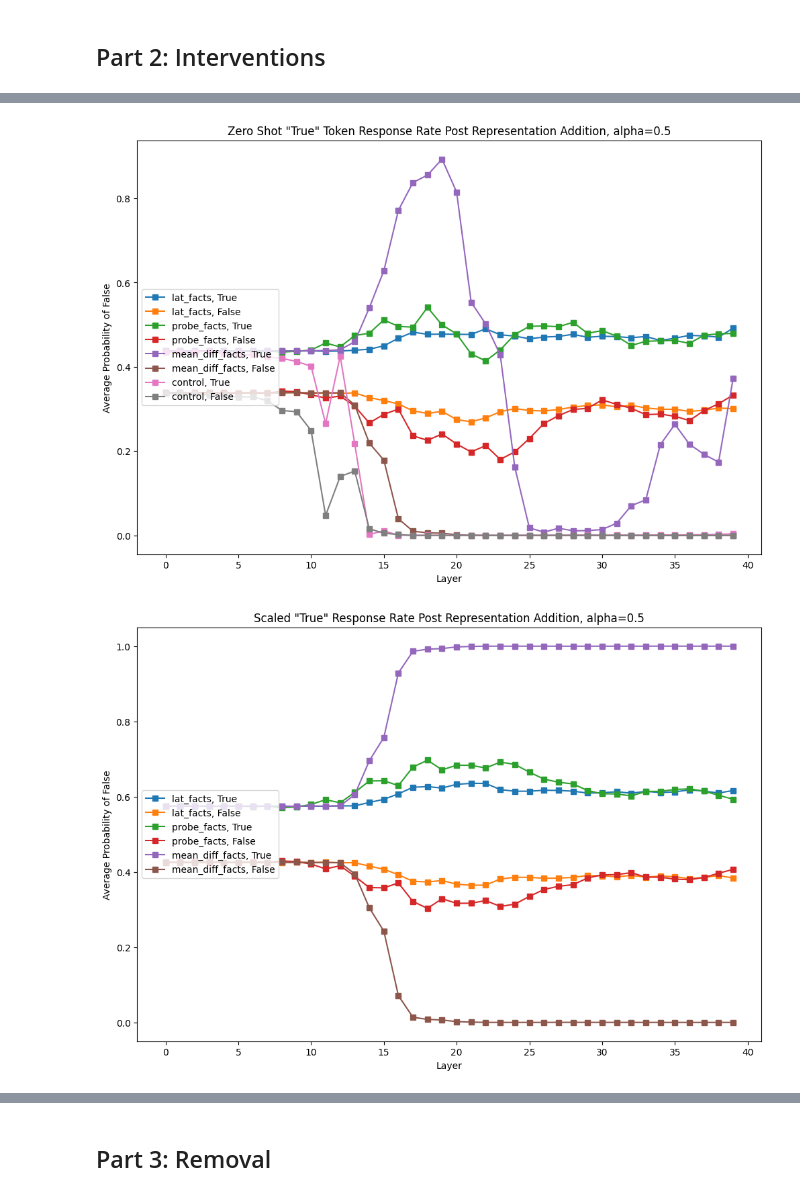
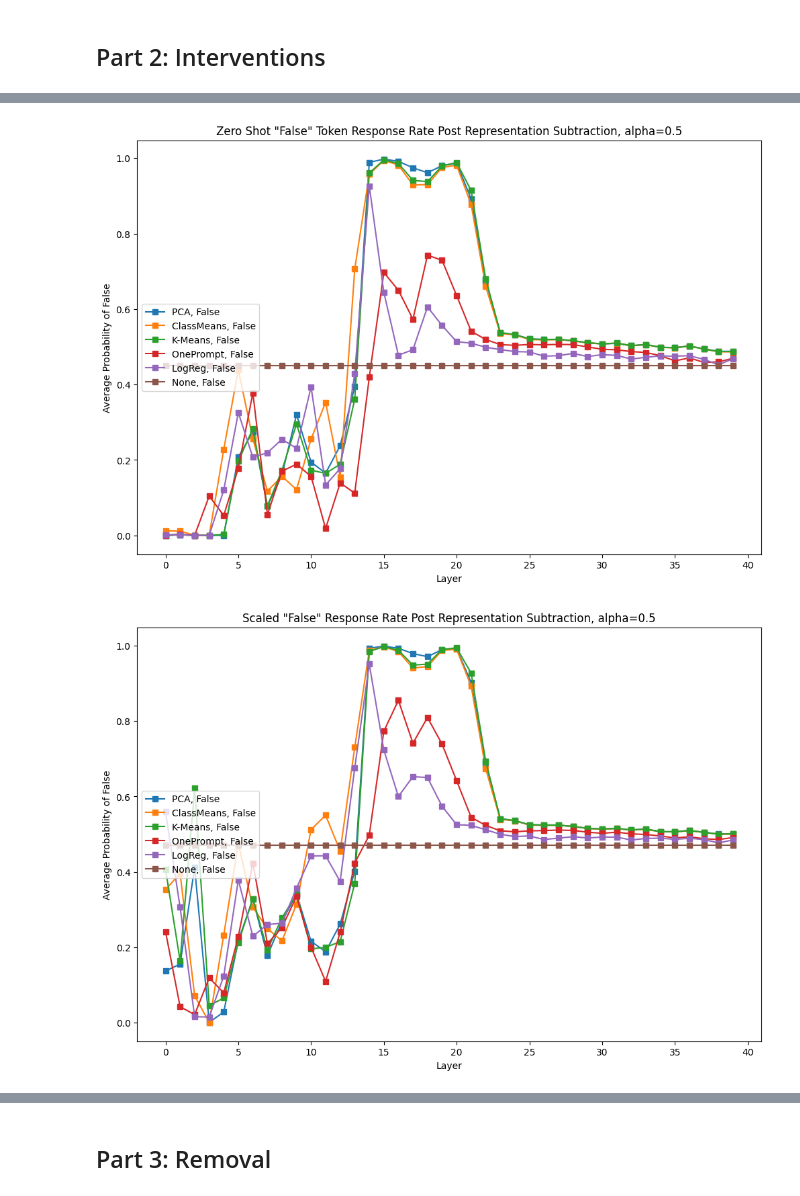
Before and after one commit to magikarp01/rep_control, a Jupyter notebook: analyze_performances.ipynb, the cells around one changed output, grey strips where cells are left out. Cells and saved outputs as stored; diff of their text form; code cells hidden in the pictures.

Commit message:
Got sufficient + intervention results

```diff
--- a/analyze_performances.ipynb
+++ b/analyze_performances.ipynb
@@ -116,9 +116,10 @@ def plot_performances(performances, plot_keys, tuple_index=None, title=None, ahx
 # %% [markdown]
 ## Part 2: Interventions
 # %%
-alpha = 1
-use_leace_diff_norm = True
+alpha = 0.5
+norm_type = "ClassMeans"
 scale_relative = False
-split_name = "neg_companies"
-with open(f"performances/causal_intervention_performances_{split_name=}_{alpha=}_{use_leace_diff_norm=}_{scale_relative=}.pkl", "rb") as f:
+split_name = "companies"
+directions_split_name = "facts"
+with open(f"performances/causal_intervention_performances_{split_name=}_{directions_split_name=}_{alpha=}_{norm_type=}_{scale_relative=}.pkl", "rb") as f:
     added_performances, subtracted_performances, flipped_label_performances, flipped_dot_performances = pickle.load(f)
@@ -125,8 +135,8 @@ with open(f"performances/causal_intervention_performances_{split_name=}_{alpha=}
 # %%
-plot_performances(added_performances, ["True", "False"], tuple_index=1, title=f"Zero Shot \"True\" Token Response Rate Post Representation Addition, {alpha=}", scale_baseline_relative=scale_relative, dir_names=["lat_facts", "probe_facts", "mean_diff_facts", "control"])
+plot_performances(subtracted_performances, ["False"], tuple_index=1, title=f"Zero Shot \"False\" Token Response Rate Post Representation Subtraction, {alpha=}", scale_baseline_relative=scale_relative, dir_names=None)
 
-scale_performance_relative(added_performances, tuple_index=1)
-plot_performances(added_performances, ["True", "False"], tuple_index=1, title=f"Scaled \"True\" Response Rate Post Representation Addition, {alpha=}", scale_baseline_relative=scale_relative, dir_names=["lat_facts", "probe_facts", "mean_diff_facts"])
+scale_performance_relative(subtracted_performances, tuple_index=1)
+plot_performances(subtracted_performances, ["False"], tuple_index=1, title=f"Scaled \"False\" Response Rate Post Representation Subtraction, {alpha=}", scale_baseline_relative=scale_relative, dir_names=None)
 # %% [output]
-[figure, old version]
+[figure, new version]
-[figure, old version]
+[figure, new version]
```
Also changed, not shown: parts of 5 cells of this notebook, 1 other file.
